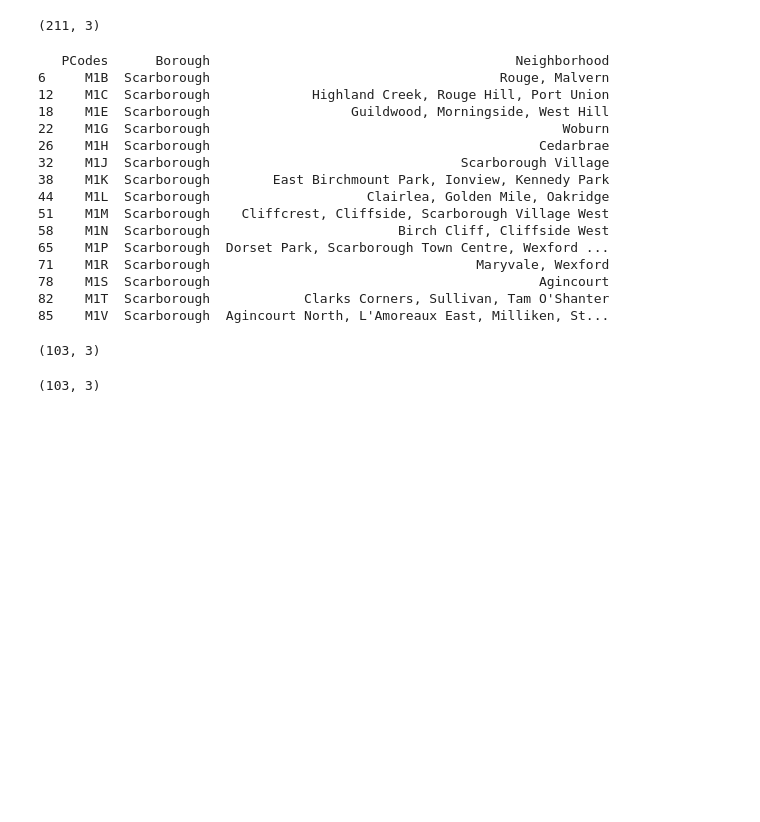
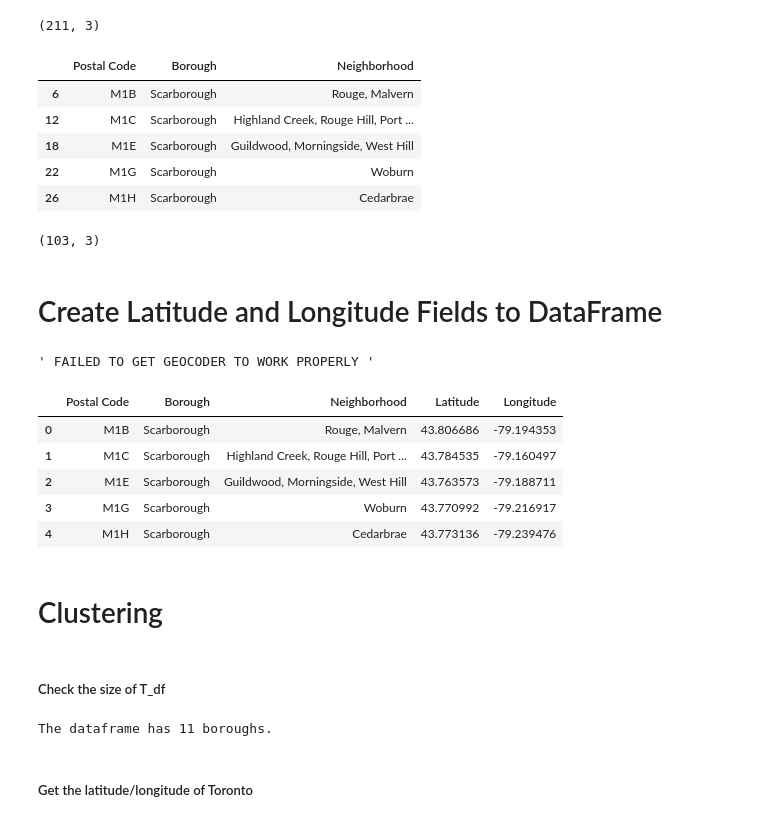
Before and after one commit to Jakefrda/Coursera_Capstone, a Jupyter notebook: Clustering_Neighborhoods_Toronto.ipynb, the cells around one changed output. Saved outputs shown, nothing was run; the diff lists cells and outputs as text; code cells hidden in the pictures; blank space fills up the shorter version.

```diff
--- a/Clustering_Neighborhoods_Toronto.ipynb
+++ b/Clustering_Neighborhoods_Toronto.ipynb
@@ -120,27 +144,66 @@ for row in soup.select('table.wikitable tr'): # Iterate through the table object
 pcodeList.append([prev_post_code, prev_borough, all_neighbourhoods]) # append last row
 
 
-T_df = pd.DataFrame(pcodeList, columns=['PCodes', 'Borough', 'Neighborhood']) # Create dataframe using list
-T_df = T_df.sort_values(by=['PCodes']) # Sort
+T_df = pd.DataFrame(pcodeList, columns=['Postal Code', 'Borough', 'Neighborhood']) # Create dataframe using list
+T_df = T_df.sort_values(by=['Postal Code']) # Sort
+T_df.head()
 # %% [output]
-   PCodes      Borough                                       Neighborhood
-6     M1B  Scarborough                                     Rouge, Malvern
-12    M1C  Scarborough             Highland Creek, Rouge Hill, Port Union
-18    M1E  Scarborough                  Guildwood, Morningside, West Hill
-22    M1G  Scarborough                                             Woburn
-26    M1H  Scarborough                                          Cedarbrae
-32    M1J  Scarborough                                Scarborough Village
-38    M1K  Scarborough        East Birchmount Park, Ionview, Kennedy Park
-44    M1L  Scarborough                    Clairlea, Golden Mile, Oakridge
-51    M1M  Scarborough    Cliffcrest, Cliffside, Scarborough Village West
-58    M1N  Scarborough                        Birch Cliff, Cliffside West
-65    M1P  Scarborough  Dorset Park, Scarborough Town Centre, Wexford ...
-71    M1R  Scarborough                                  Maryvale, Wexford
-78    M1S  Scarborough                                          Agincourt
-82    M1T  Scarborough            Clarks Corners, Sullivan, Tam O'Shanter
-85    M1V  Scarborough  Agincourt North, L'Amoreaux East, Milliken, St...
-(103, 3)
+|  | Postal Code | Borough | Neighborhood |
+| 6 | M1B | Scarborough | Rouge, Malvern |
+| 12 | M1C | Scarborough | Highland Creek, Rouge Hill, Port ... |
+| 18 | M1E | Scarborough | Guildwood, Morningside, West Hill |
+| 22 | M1G | Scarborough | Woburn |
+| 26 | M1H | Scarborough | Cedarbrae |
 # %%
 T_df.shape # print shape of T_df
 # %% [output]
 (103, 3)
+# %% [markdown]
+# Create Latitude and Longitude Fields to DataFrame
+# %%
+''' FAILED TO GET GEOCODER TO WORK PROPERLY '''
+#import geocoder # import geocoder
+#postal_code = T_df['PCodes'].to_list() #store postal_codes to list
+#print(postal_code[1])
+# initialize your variable to None
+#lat_lng_coords = None
+
+
+# loop until you get the coordinates
+#while(lat_lng_coords is None):
+    #g = geocoder.google('{}, Toronto, Ontario'.format("M5G"))
+    #lat_lng_coords = g.latlng
+    #print(type(g))
+
+#latitude = lat_lng_coords[0]
+#longitude = lat_lng_coords[1]
+#print("hi")
+# %% [output]
+' FAILED TO GET GEOCODER TO WORK PROPERLY '
+# %%
+''' READ IN GEOSPACIAL_COORDINATES CSV '''
+
+File_Name = "Geospacial_Coordinates.csv"
+geo_df = pd.read_csv(File_Name) # Read File
+geo_df.head()
+
+T_df = pd.merge(T_df, geo_df, on="Postal Code")
+T_df.head()
+# %% [output]
+|  | Postal Code | Borough | Neighborhood | Latitude | Longitude |
+| 0 | M1B | Scarborough | Rouge, Malvern | 43.806686 | -79.194353 |
+| 1 | M1C | Scarborough | Highland Creek, Rouge Hill, Port ... | 43.784535 | -79.160497 |
+| 2 | M1E | Scarborough | Guildwood, Morningside, West Hill | 43.763573 | -79.188711 |
+| 3 | M1G | Scarborough | Woburn | 43.770992 | -79.216917 |
+| 4 | M1H | Scarborough | Cedarbrae | 43.773136 | -79.239476 |
+# %% [markdown]
+# Clustering
+# %% [markdown]
+##### Check the size of T_df
+# %%
+print('The dataframe has {} boroughs.'.format(
+    len(T_df['Borough'].unique())))
+# %% [output]
+The dataframe has 11 boroughs.
+# %% [markdown]
+##### Get the latitude/longitude of Toronto
```
Also changed, not shown: parts of 41 cells of this notebook, 2 other files.
